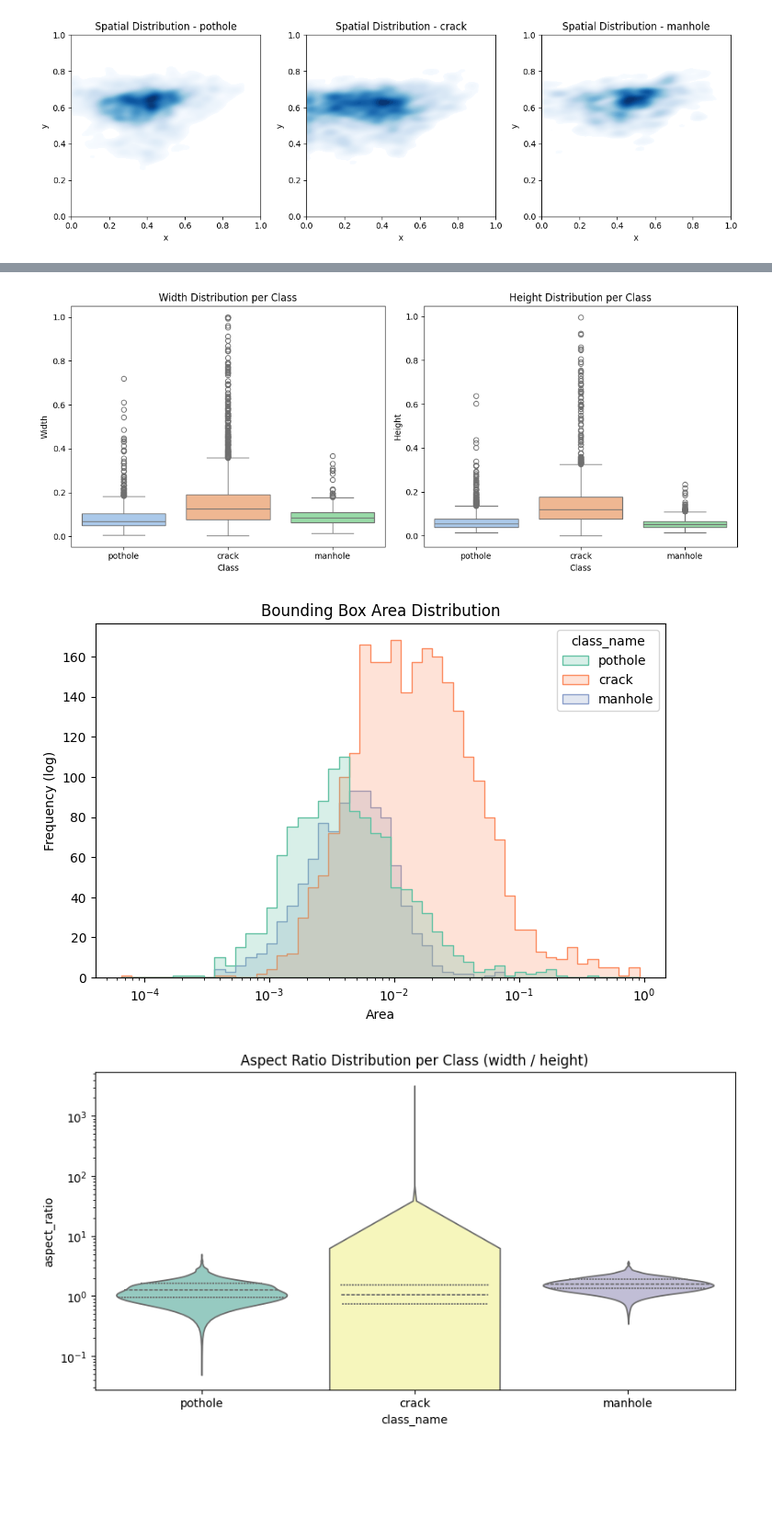
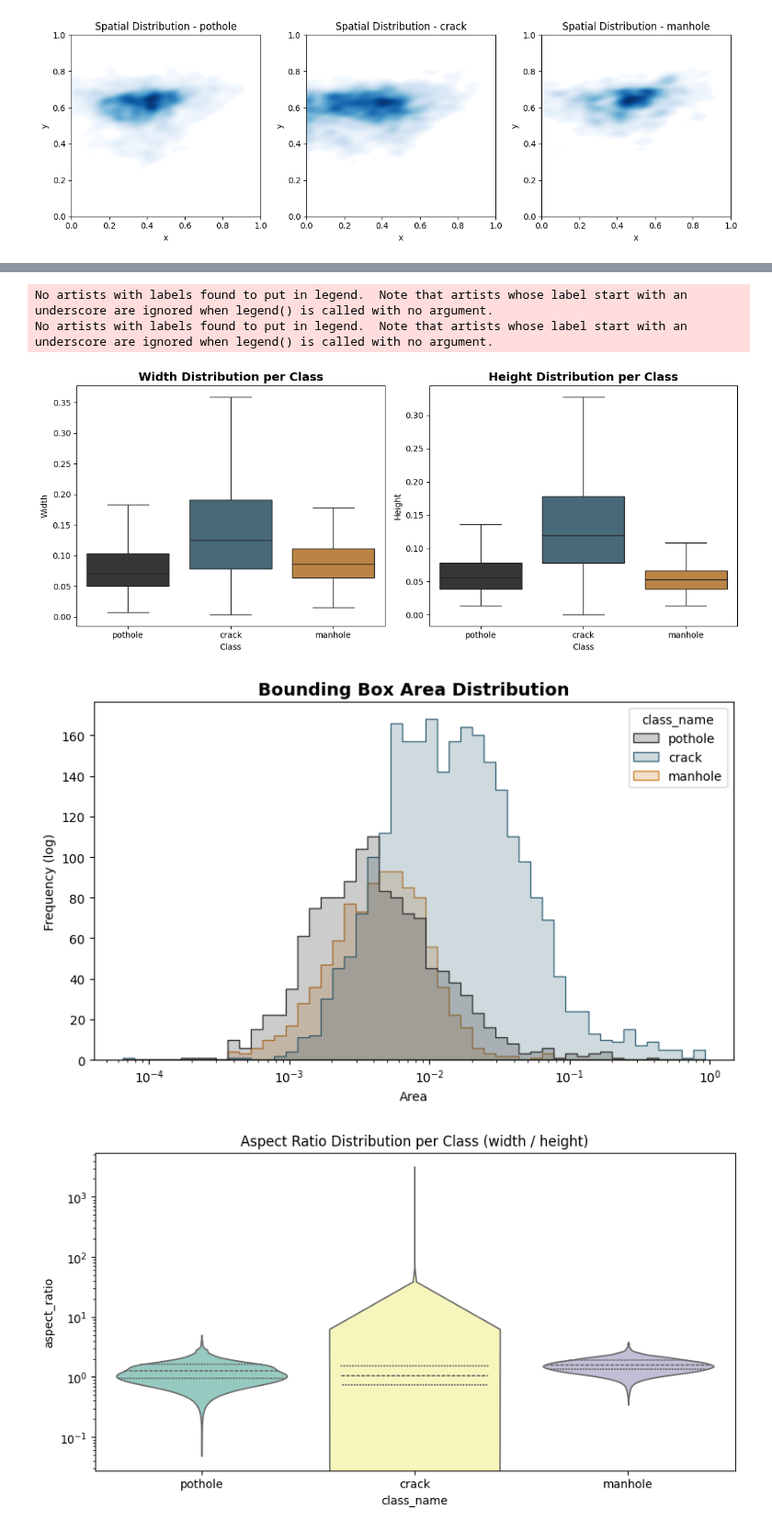
Before and after one commit to lorenzo-arcioni/Computer-Science-Sapienza, a Jupyter notebook: Computer Vision/project/dataset_eda.ipynb, the cells around one changed output, grey strips where cells are left out. Shown at 92% size. Cells and saved outputs as stored; diff of their text form; code cells hidden in the pictures; blank space fills up the shorter version.

```diff
--- a/Computer Vision/project/dataset_eda.ipynb
+++ b/Computer Vision/project/dataset_eda.ipynb
@@ -10,6 +10,15 @@ from collections import Counter
 from tqdm.notebook import tqdm
 
 MAIN_DIR = "/home/lorenzo/Documenti/GitHub/Computer-Science-Sapienza/Computer Vision/project/datasets/dataset_scientific_reports/"
+
+COLORS = {
+    "gray": "#363636",
+    "blue": "#406c80",
+    "orange": "#cf8532",
+    "red": "#c94c4c",
+    "green": "#70BE6B",
+    "purple": "#786797"
+}
 
 # Cartelle
 image_dir = MAIN_DIR + "data/images"
@@ -123,31 +151,69 @@ plt.figure(figsize=(12, 5))
 
 # Left plot: Width distribution
 plt.subplot(1, 2, 1)
-sns.boxplot(data=df, x="class_name", y="width", hue="class_name", palette="pastel", legend=False)
-plt.title("Width Distribution per Class")
-plt.xlabel("Class")  # Explicitly set x-axis label for clarity
+sns.boxplot(
+    data=df,
+    x="class_name",
+    y="width",
+    hue="class_name",
+    palette=COLORS.values(),
+    dodge=False,
+    showfliers=False
+)
+plt.title("Width Distribution per Class", fontsize=14, fontweight="bold")
+plt.xlabel("Class")
 plt.ylabel("Width")
+plt.legend().remove()  # Remove legend
 
 # Right plot: Height distribution
 plt.subplot(1, 2, 2)
-sns.boxplot(data=df, x="class_name", y="height", hue="class_name", palette="pastel", legend=False)
-plt.title("Height Distribution per Class")
-plt.xlabel("Class")  # Explicitly set x-axis label for clarity
+sns.boxplot(
+    data=df,
+    x="class_name",
+    y="height",
+    hue="class_name",
+    palette=COLORS.values(),
+    dodge=False,
+    showfliers=False
+)
+plt.title("Height Distribution per Class", fontsize=14, fontweight="bold")
+plt.xlabel("Class")
 plt.ylabel("Height")
+plt.legend().remove()  # Remove legend
 
 plt.tight_layout()
+
+# --- Salvataggio ---
+plt.savefig("widthHeightDistributionPerClass.png", dpi=300)
 plt.show()
 # %% [output]
+No artists with labels found to put in legend.  Note that artists whose label start with an underscore are ignored when legend() is called with no argument.
+No artists with labels found to put in legend.  Note that artists whose label start with an underscore are ignored when legend() is called with no argument.
-[figure, old version]
+[figure, new version]
 # %%
 plt.figure(figsize=(8, 5))
-sns.histplot(data=df, x="area", hue="class_name", bins=50, element="step", log_scale=True, palette="Set2")
-plt.title("Bounding Box Area Distribution")
+
+# Histogram con colori personalizzati
+sns.histplot(
+    data=df,
+    x="area",
+    hue="class_name",
+    bins=50,
+    element="step",
+    log_scale=True,
+    palette=[COLORS['gray'], COLORS['blue'], COLORS['orange']]
+)
+
+plt.title("Bounding Box Area Distribution", fontsize=14, fontweight="bold")
 plt.xlabel("Area")
 plt.ylabel("Frequency (log)")
+plt.tight_layout()
+
+# --- Salvataggio ---
+plt.savefig("boundingBoxAreaDistribution.png", dpi=300)
 plt.show()
 # %% [output]
-[figure, old version]
+[figure, new version]
 # %%
 df["aspect_ratio"] = df["width"] / (df["height"] + 1e-6)
 
```
Also changed, not shown: parts of 2 cells of this notebook, 57 other files.
